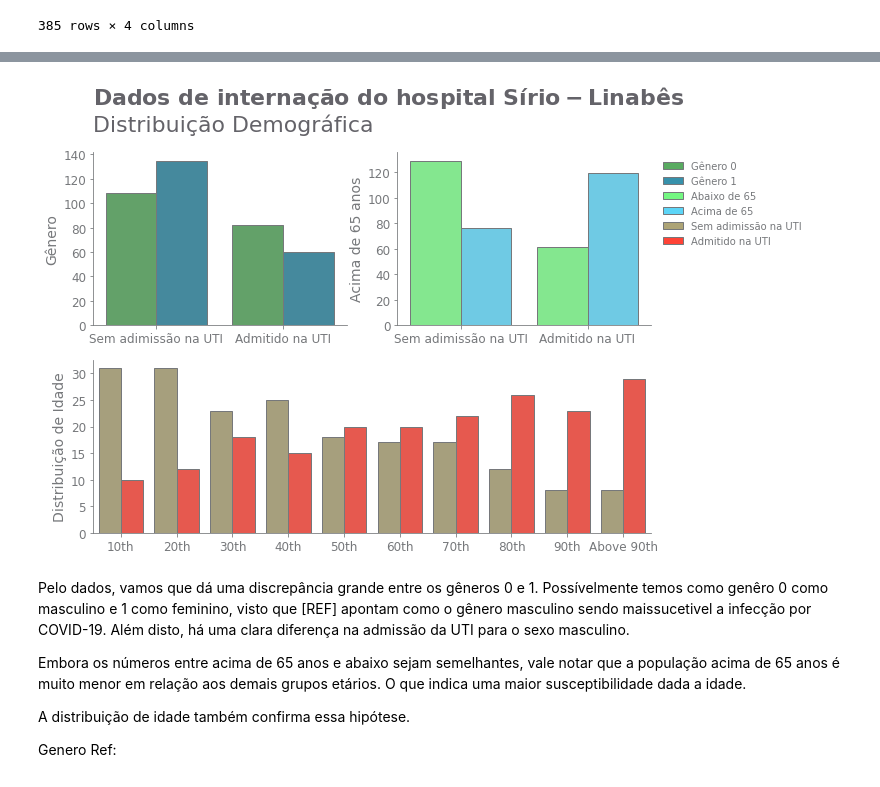
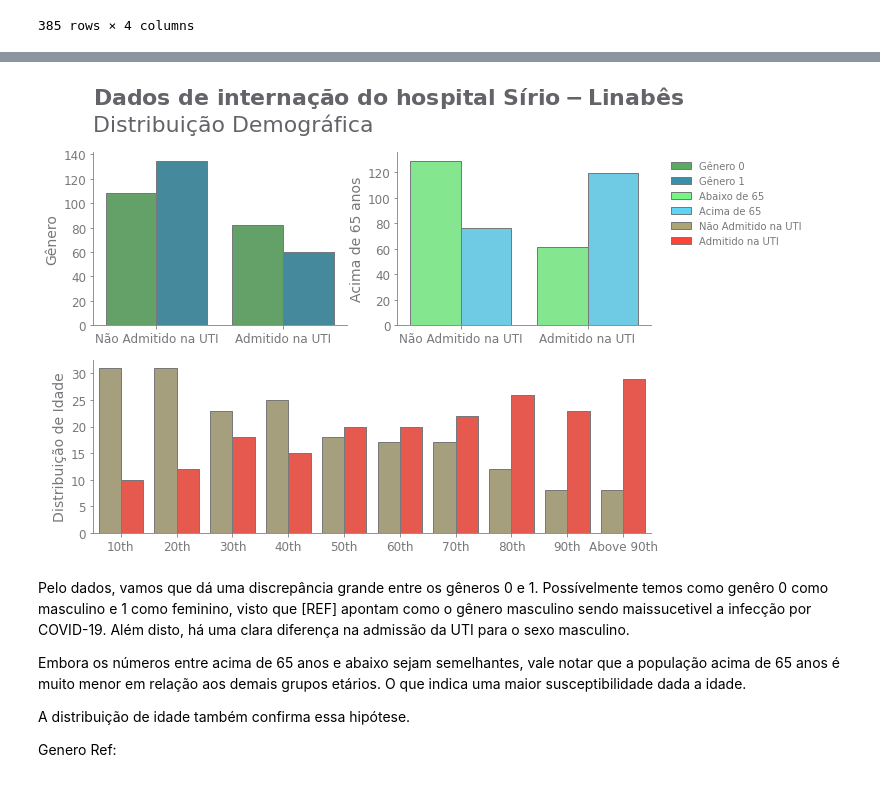
Before and after one commit to willianrocha/COVID-19_clinical_data_assess_diagnosis, a Jupyter notebook: notebooks/EDA.ipynb, the cells around one changed output, grey strips where cells are left out. Drawn from its saved outputs; the diff is of its cells as text; code cells hidden in the pictures.

```diff
--- a/notebooks/EDA.ipynb
+++ b/notebooks/EDA.ipynb
@@ -19,4 +21,7 @@ ABOVE65_0 = '#74F782'
 ABOVE65_1 = '#5CD5F7'
 ICU_0 = '#ADA476'
 ICU_1 = '#FF4336'
+
+ICU_0_LABEL = 'Não Admitido na UTI'
+ICU_1_LABEL = 'Admitido na UTI'
 # %% [markdown]
@@ -76,33 +89,33 @@ demographic_data#.head()
 # %%
 fig = plt.figure(figsize=(10,7))
 ax1 = fig.add_subplot(2, 2, 1)
 ax2 = fig.add_subplot(2, 2, 2)
 ax3 = fig.add_subplot(2, 1, 2)
 axis = [ax1, ax2, ax3]
 g = sns.countplot(data=demographic_data, ax=ax1, x="GENDER", hue='ICU', palette=[GENDER_0, GENDER_1], edgecolor=GRAY5);
 g = sns.countplot(data=demographic_data, ax=ax2, x="AGE_ABOVE65", hue='ICU', palette=[ABOVE65_0, ABOVE65_1], edgecolor=GRAY5);
 g = sns.countplot(data=demographic_data, ax=ax3, x="AGE_PERCENTIL", hue='ICU', palette=[ICU_0, ICU_1], edgecolor=GRAY5);
-xticks_g = ["Sem adimissão na UTI", "Admitido na UTI"]
+xticks_g = [ICU_0_LABEL, ICU_1_LABEL]
 ax1.set_xticklabels(xticks_g, fontsize=12)
 ax2.set_xticklabels(xticks_g, fontsize=12)
 
 suptitle = 'Dados de internação do hospital Sírio-Linabês'
 subtitle = 'Distribuição Demográfica'
 y_label = ['Gênero', 'Acima de 65 anos', 'Distribuição de Idade']
 presentation(fig=fig, ax=axis, y_label=y_label, title=suptitle, subtitle=subtitle, grid=False)
 sns.despine()
 
 gen_0 = mpatches.Patch(facecolor=GENDER_0, edgecolor=GRAY5, label="Gênero 0")
 gen_1 = mpatches.Patch(facecolor=GENDER_1, edgecolor=GRAY5, label="Gênero 1")
 abv65_0 = mpatches.Patch(facecolor=ABOVE65_0, edgecolor=GRAY5, label="Abaixo de 65")
 abv65_1 = mpatches.Patch(facecolor=ABOVE65_1, edgecolor=GRAY5, label="Acima de 65")
-icu_0 = mpatches.Patch(facecolor=ICU_0, edgecolor=GRAY5, label="Sem adimissão na UTI")
-icu_1 = mpatches.Patch(facecolor=ICU_1, edgecolor=GRAY5, label="Admitido na UTI")
+icu_0 = mpatches.Patch(facecolor=ICU_0, edgecolor=GRAY5, label=ICU_0_LABEL)
+icu_1 = mpatches.Patch(facecolor=ICU_1, edgecolor=GRAY5, label=ICU_1_LABEL)
 plt.sca(ax2)
 plt.legend(handles=[gen_0, gen_1, abv65_0, abv65_1, icu_0, icu_1], loc='upper right', bbox_to_anchor=(1.63, 1.0), frameon=False, labelcolor=GRAY5)
 plt.show()
 # %% [output]
-[figure, old version]
+[figure, new version]
 # %% [markdown]
 Pelo dados, vamos que dá uma discrepância grande entre os gêneros 0 e 1. Possívelmente temos como genêro 0 como masculino e 1 como feminino, visto que [REF] apontam como o gênero masculino sendo maissucetivel a infecção por COVID-19. Além disto, há uma clara diferença na admissão da UTI para o sexo masculino.
 
```
Also changed, not shown: parts of 21 cells of this notebook, 3 other files.
